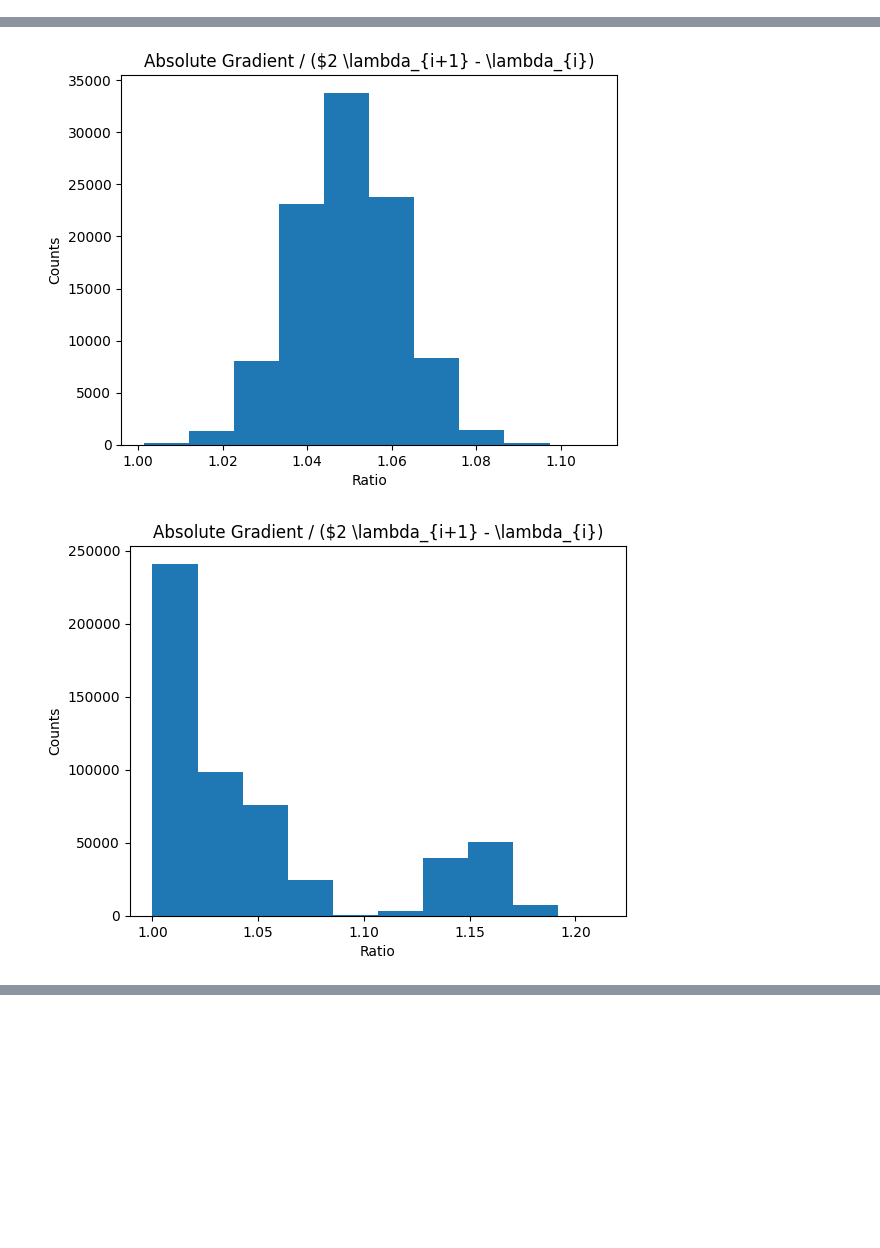
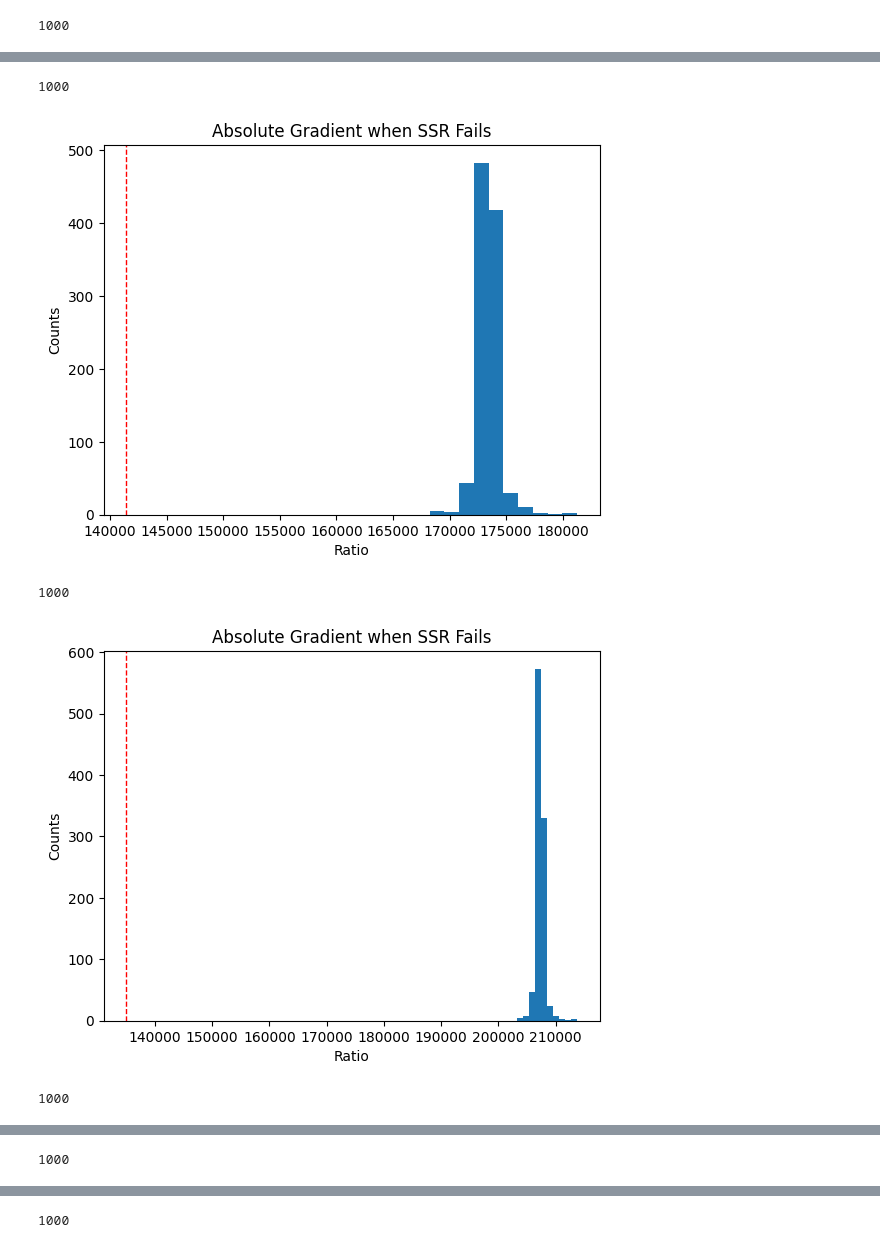
Before and after one commit to JamesYang007/adelie, a Jupyter notebook: research/paper_results/group_basil.ipynb, the cells around one changed output, grey strips where cells are left out. Saved outputs shown, nothing was run; the diff lists cells and outputs as text; code cells hidden in the pictures; blank space fills up the shorter version.

```diff
--- a/research/paper_results/group_basil.ipynb
+++ b/research/paper_results/group_basil.ipynb
@@ -124,7 +137,3 @@ X, beta, y, groups, group_sizes = generate_group_lasso_data(
-# %%
-# naive
-out_naive = group_basil(X, y, groups, group_sizes, method='naive', max_n_cds=int(1e5), n_lambdas_iter=5, use_strong_rule=True)
-diag_naive = out_naive['diagnostic']
 # %%
 analyze_naive(out_naive)
 # %% [output]
@@ -144,0 +165,21 @@ DEBUG:root:Number of lambdas:  51
+# %%
+i = 13
+beta = out_naive['betas'][:, i]
+lmda = out_naive['lmdas'][i]
+abs_grad = compute_abs_grad(X,y,groups,group_sizes,beta,lmda,alpha,penalty)
+abs_grad_scaled = abs_grad / (alpha * penalty)
+thresh = lmda
+plt.hist(abs_grad_scaled, bins=30)
+plt.axvline(thresh, color='r', linestyle='--')
+plt.axvline(np.quantile(abs_grad_scaled, 0.97), color='purple', linestyle='--')
+plt.show()
+
+#grad = X.T @ y
+#abs_grad_2 = np.array([
+#    np.linalg.norm(grad[g:g+gs])
+#    for g, gs in zip(groups, group_sizes)
+#])
+#plt.hist(abs_grad, alpha=0.5)
+#plt.hist(abs_grad_2, alpha=0.5)
+#plt.show()
+#np.sum(abs_grad_2 <= lmda * alpha * penalty)
@@ -145,12 +283,25 @@ DEBUG:root:Number of lambdas:  51
 # %%
+def kkt_norm(X, y, groups, group_sizes, beta, lmda, alpha, penalty):
+    rep_penalty = np.repeat(penalty, group_sizes)
+    grad = X.T @ (y - X @ beta) - lmda * (1 - alpha) * rep_penalty * beta
+    abs_grad = np.array([
+        np.linalg.norm(grad[g : g + gs])
+        for g, gs in zip(groups, group_sizes)
+    ])
+    return abs_grad
+
 for i in range(out_naive['betas'].shape[-1]-1):
     b = out_naive['betas'][:, i]
-    abs_grad = np.abs(X.T @ (y - X @ b)) / (2 * out_naive['lmdas'][i+1] - out_naive['lmdas'][i])
-    abs_grad = abs_grad[abs_grad >= 1]
+    abs_grad = kkt_norm(X,y,groups,group_sizes,b,out_naive['lmdas'][i],alpha,penalty) / penalty
+    thresh = (2 * out_naive['lmdas'][i+1] - out_naive['lmdas'][i]) * alpha
+    abs_grad = abs_grad[abs_grad > thresh]
     if len(abs_grad) == 0: continue
+    print(len(abs_grad))
     plt.hist(abs_grad)
-    plt.title("Absolute Gradient / ($2 \\lambda_{i+1} - \\lambda_{i}$)")
+    plt.title("Absolute Gradient when SSR Fails")
+    plt.axvline(thresh, color='red', linestyle='--', linewidth=1)
     plt.ylabel("Counts")
     plt.xlabel("Ratio")
     plt.show()
 # %% [output]
+1000
@@ -158,2 +309,5 @@ for i in range(out_naive['betas'].shape[-1]-1):
+1000
-[figure, old version]
+[figure, new version]
+1000
-[figure, old version]
+[figure, new version]
+1000
@@ -160,0 +315 @@ for i in range(out_naive['betas'].shape[-1]-1):
+1000
@@ -161,0 +317 @@ for i in range(out_naive['betas'].shape[-1]-1):
+1000
```
Also changed, not shown: parts of 9 cells of this notebook.
